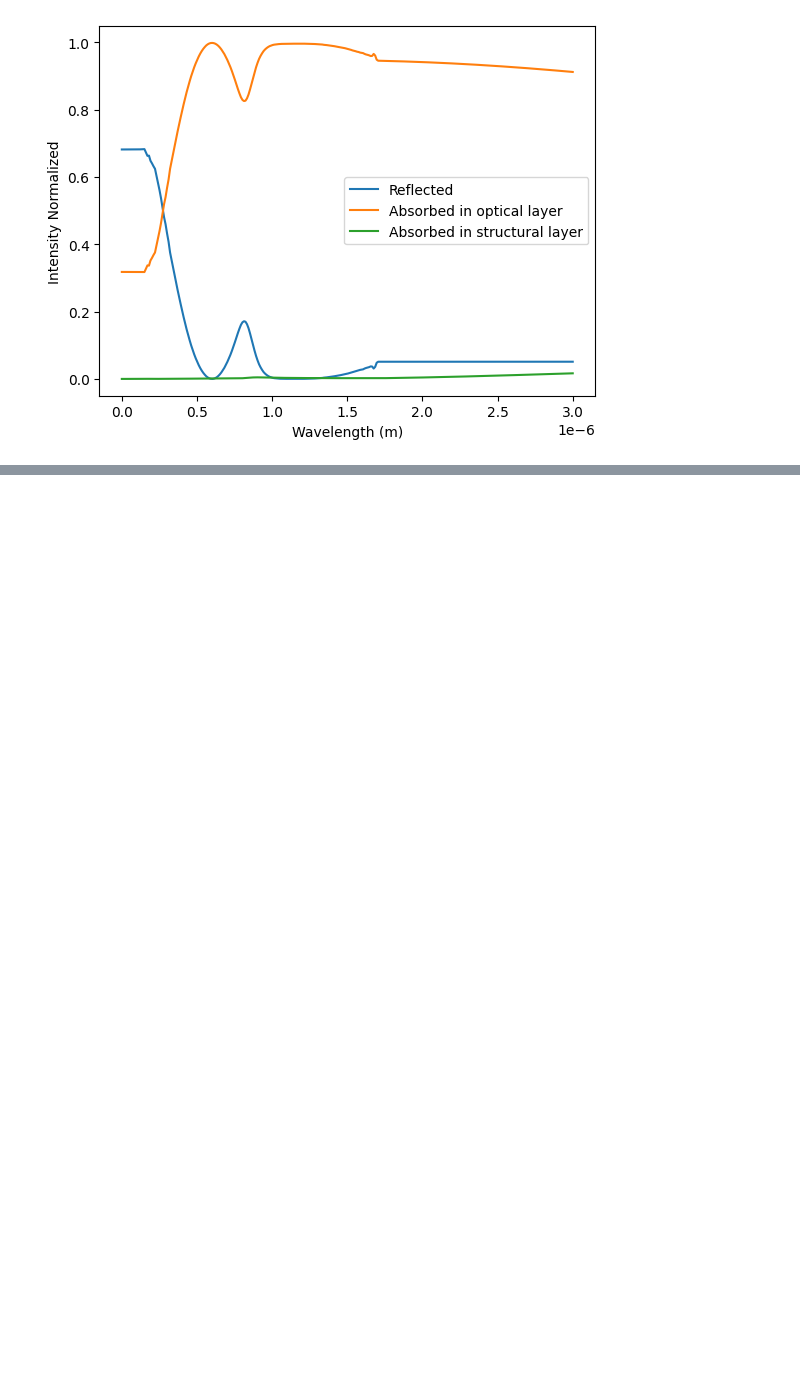
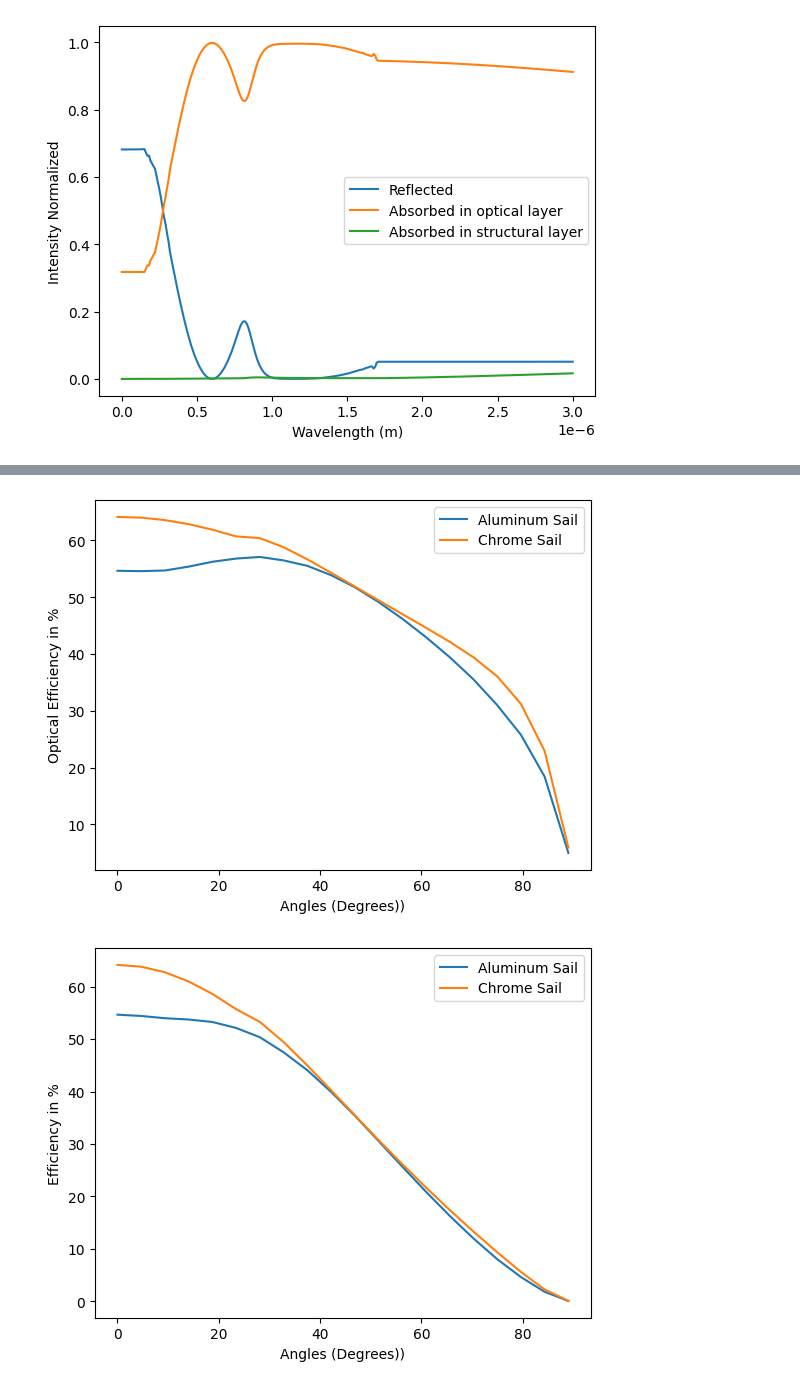
Before and after one commit to sidney-pauly/papers, a Jupyter notebook: uoa-px2013-essay/src/python/analysis.ipynb, the cells around one changed output, grey strips where cells are left out. Cells and saved outputs as stored; diff of their text form; code cells hidden in the pictures; blank space fills up the shorter version.

```diff
--- a/uoa-px2013-essay/src/python/analysis.ipynb
+++ b/uoa-px2013-essay/src/python/analysis.ipynb
@@ -15,13 +15,13 @@ def format_refraction_data(df: pd.DataFrame):
     return df
 
 aluminum_refraction_data = format_refraction_data(pd.read_csv('./data\\RefractiveIndexAl.csv'))
-chrome_refraction_data = format_refraction_data(pd.read_csv('./data\\RefractiveIndexAl.csv'))
+chrome_refraction_data = format_refraction_data(pd.read_csv('./data\\RefractiveIndexChrome.csv'))
 kapton_refraction_data = format_refraction_data(pd.read_csv('./data\\RefractiveIndexKapton.csv'))
 # %% [markdown]
 Then make a sail as described in the nasa paper
 # %%
 front_aluminum_coating = Sail_Material('Front Aluminum Layer', 50e-9, aluminum_refraction_data)
-front_chrome_coating = Sail_Material('Front Chrome Layer', 50e-9, aluminum_refraction_data)
+front_chrome_coating = Sail_Material('Front Chrome Layer', 50e-9, chrome_refraction_data)
 structural_layer_kapton = Sail_Material('Structural Kapton Layer', 8e-6, kapton_refraction_data)
 back_aluminum_coating = Sail_Material('Back Aluminum Layer', 50e-9, aluminum_refraction_data)
 
@@ -106,0 +116,34 @@ plt.show()
+# %%
+angles_to_consider = np.linspace(0, 89, 20)
+
+aluminum_sail_at_angles = [calculate_sail_properties(aluminum_sail, a) for a in angles_to_consider]
+chrome_sail_at_angles = [calculate_sail_properties(chrome_sail, a) for a in angles_to_consider]
+
+aluminum_sail_optical_efficiency = np.array([p['optical_efficiency'] for p in aluminum_sail_at_angles])
+aluminum_sail_actual_efficiency = np.array([p['total_efficiency'] for p in aluminum_sail_at_angles])
+
+chrome_sail_optical_efficiency = np.array([p['optical_efficiency'] for p in chrome_sail_at_angles])
+chrome_sail_actual_efficiency =  np.array([p['total_efficiency'] for p in chrome_sail_at_angles])
+
+plt.figure()
+plt.plot(angles_to_consider, aluminum_sail_optical_efficiency*100, label='Aluminum Sail')
+plt.plot(angles_to_consider, chrome_sail_optical_efficiency*100, label='Chrome Sail')
+plt.legend()
+
+plt.xlabel('Angles (Degrees))')
+plt.ylabel('Optical Efficiency in %')
+plt.savefig('./output/optical_efficiency.png')
+plt.show()
+
+plt.figure()
+plt.plot(angles_to_consider, aluminum_sail_actual_efficiency*100, label='Aluminum Sail')
+plt.plot(angles_to_consider, chrome_sail_actual_efficiency*100, label='Chrome Sail')
+plt.legend()
+
+plt.xlabel('Angles (Degrees))')
+plt.ylabel('Efficiency in %')
+plt.savefig('./output/efficiency.png')
+plt.show()
+# %% [output]
+[figure, added]
+[figure, added]
```
Also changed, not shown: parts of 2 cells of this notebook, 7 other files.
